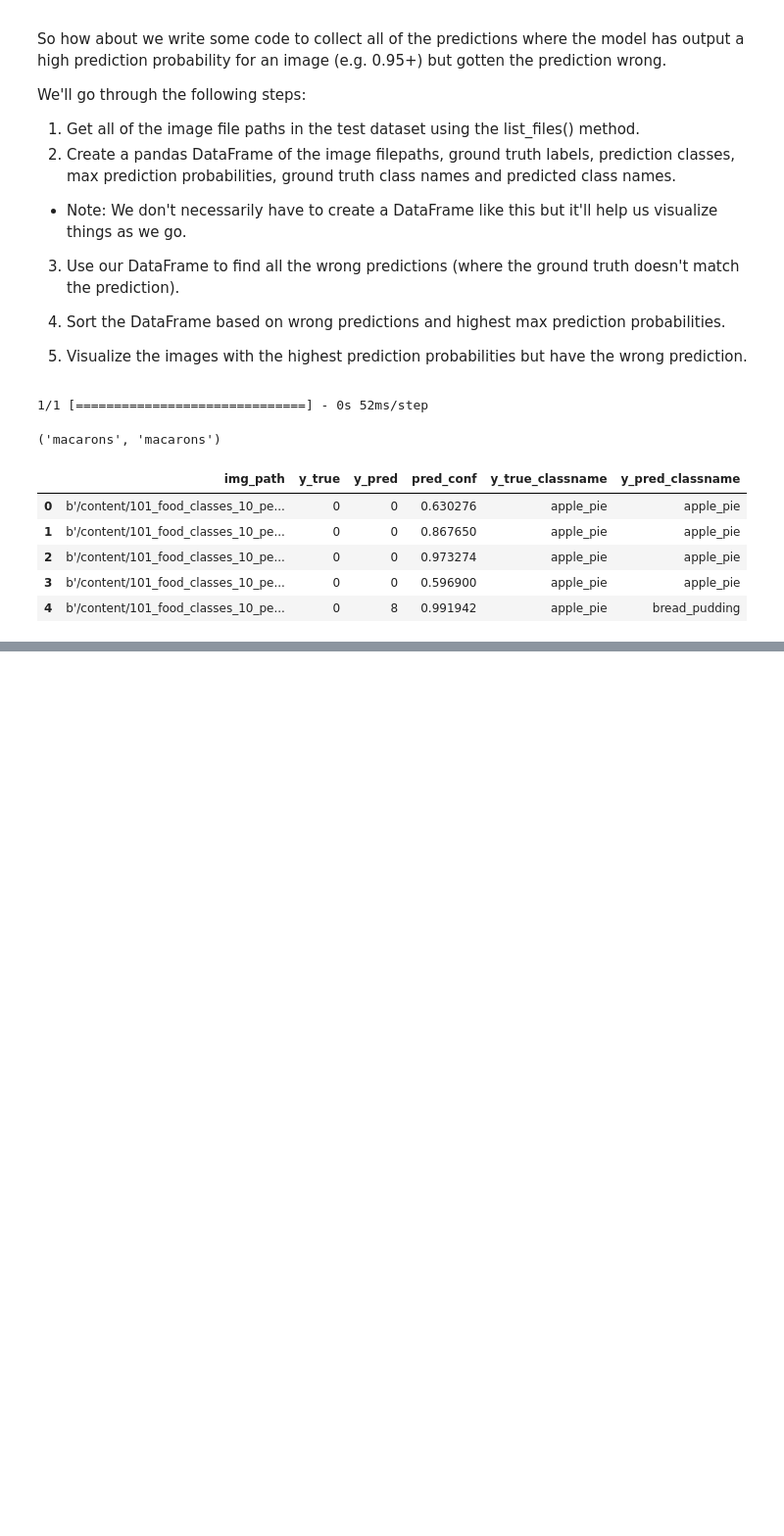
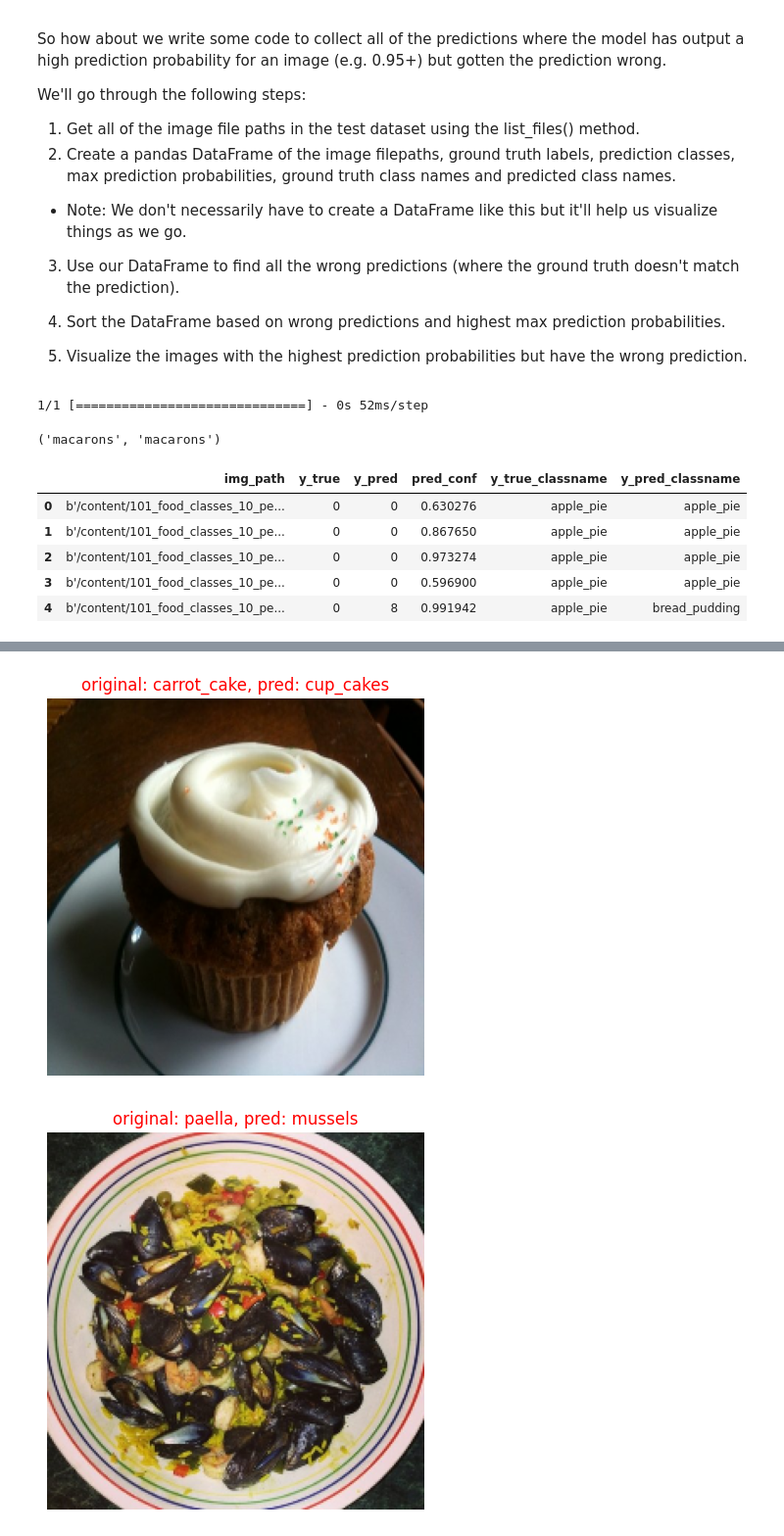
Before and after one commit to khanabdulmajid/tensorflow_deep_learning, a Jupyter notebook: 06__Transfer_learning_in_tensorflow_part_3_scaling_up.ipynb, the cells around one changed output, grey strips where cells are left out. Shown at 98% size. Saved outputs shown, nothing was run; the diff lists cells and outputs as text; code cells hidden in the pictures; blank space fills up the shorter version.

```diff
--- a/06__Transfer_learning_in_tensorflow_part_3_scaling_up.ipynb
+++ b/06__Transfer_learning_in_tensorflow_part_3_scaling_up.ipynb
@@ -469,0 +465,3 @@ list
+# %%
+pred_df["pred_correct"]=pred_df["y_true"]==pred_df["y_pred"]
+pred_df.head()
@@ -469,0 +475,2 @@ list
+# %%
+top_100_wrong=pred_df[pred_df["pred_correct"]==False].sort_values("pred_conf",ascending=False)
@@ -469,0 +499,20 @@ list
+# %%
+def wrong_predicted_image(top_100_wrong):
+  for i in range(0,3):
+    img_path=top_100_wrong.img_path.iloc[i]
+
+    img=load_and_prep_image(img_path,scale=False,image_shape=(224,224))
+    expaned_img=tf.expand_dims(img,axis=0)
+    pred_prob=downloaded_model.predict(expanded_img)
+    scaled_image=img/255.
+    pred_classname=top_100_wrong["y_pred_classname"].iloc[i]
+    true_classname=top_100_wrong["y_true_classname"].iloc[i]
+    plt.figure(figsize=(17,17))
+    plt.subplot(3,1,i+1)
+    plt.imshow(scaled_image)
+    plt.title(f"original: {true_classname}, pred: {pred_classname}",color='r')
+    plt.axis(False)
+# %%
+
+wrong_predicted_image(top_100_wrong)
+# %% [output]
@@ -469,0 +522,2 @@ list
+[figure, added]
+[figure, added]
```
Also changed, not shown: parts of 6 cells of this notebook.
